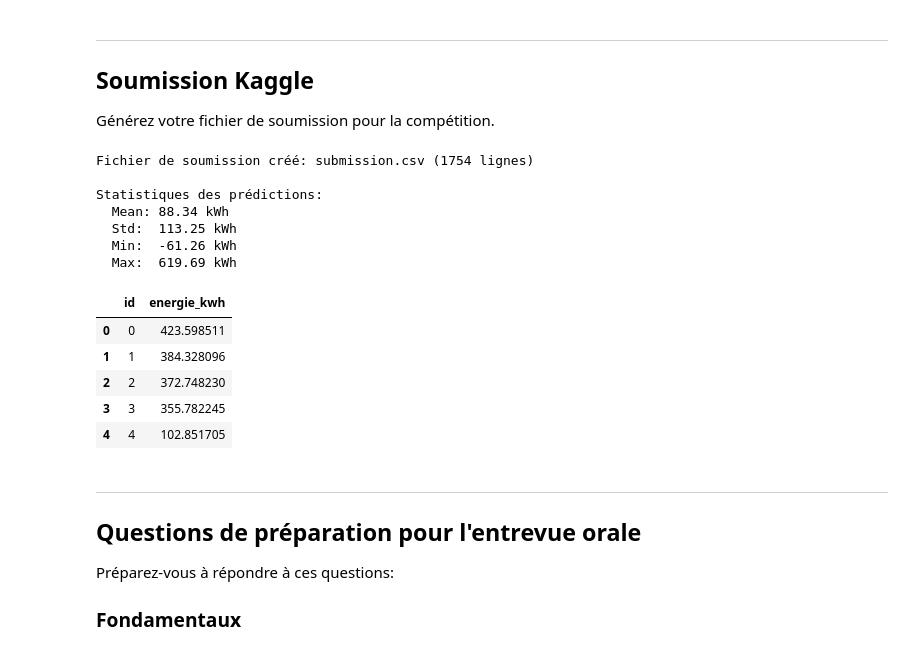
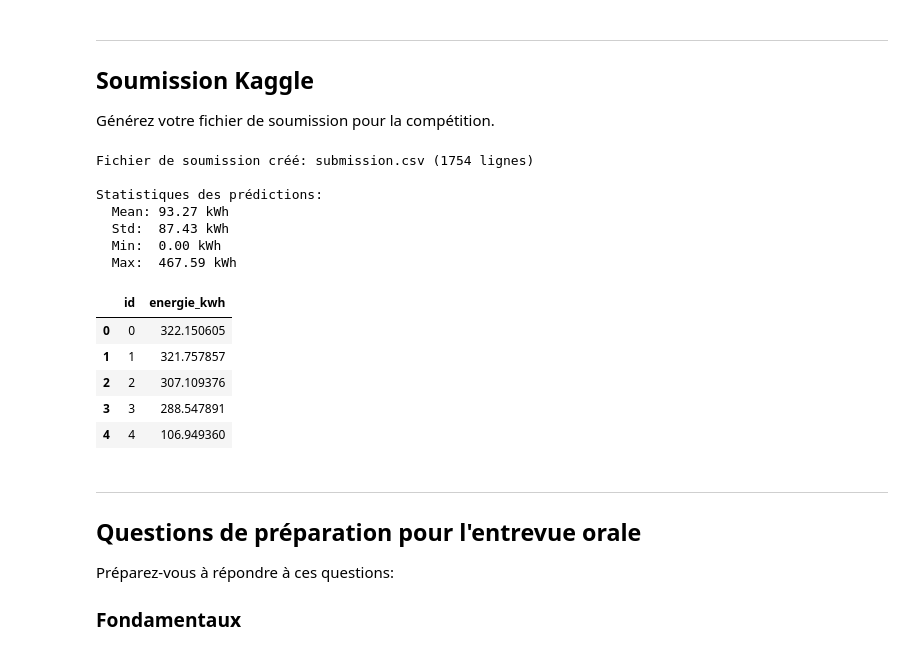
Before and after one commit to trvslhlt/ift_6390_machine_learning, a Jupyter notebook: assignments/projet_energie.ipynb, the cells around one changed output. Saved outputs shown, nothing was run; the diff lists cells and outputs as text; code cells hidden in the pictures.

```diff
--- a/assignments/projet_energie.ipynb
+++ b/assignments/projet_energie.ipynb
@@ -94,7 +94,8 @@ train = pd.read_csv(BASE_URL + "energy_train.csv", parse_dates=['horodatage_loca
 test = pd.read_csv(BASE_URL + "energy_test_avec_cible.csv", parse_dates=['horodatage_local'])
 
 # Pour Kaggle: test sans la cible (pour générer les prédictions)
-test_kaggle = pd.read_csv(BASE_URL + "energy_test.csv", parse_dates=['horodatage_local'])
+# test_kaggle = pd.read_csv(BASE_URL + "energy_test.csv", parse_dates=['horodatage_local'])
+test_kaggle = test
 
 print(f"Ensemble d'entraînement: {len(train)} observations")
 print(f"Ensemble de test: {len(test)} observations")
@@ -557,7 +558,8 @@ class EngFeature(StrEnum):
     # poste_c_cooling = auto()
     # temp_rolling_avg_poste = auto()
     # TODO wind * heating
-    temp_rolling_avg_cos = auto()
+    temp_heating_wind = auto()
+    # temp_rolling_avg_cos = auto()
 
     @classmethod
     def values(cls) -> list[str]:
@@ -594,6 +596,7 @@ def create_custom_features(df: pd.DataFrame):
     # Heating degree-days (cold weather)
     temp_heating = np.maximum(18 - temp, 0)
     temp_heating_pow = temp_heating ** 2
+    temp_heating_wind = temp_heating * df['vitesse_vent']
 
     # Cooling degree-days (hot weather) - important for summer test data
     # temp_cooling = np.maximum(temp - 22, 0)
@@ -647,7 +650,8 @@ def create_custom_features(df: pd.DataFrame):
 
         # EngFeature.conn_heating_load: conn_heating_load,
         # EngFeature.temp_rolling_avg_poste: temp_rolling_avg_poste
-        EngFeature.temp_rolling_avg_cos: temp_rolling_avg_cos,
+        # EngFeature.temp_rolling_avg_cos: temp_rolling_avg_cos,
+        EngFeature.temp_heating_wind: temp_heating_wind,
     }
 # %%
 def creer_caracteristiques(df):
@@ -1046,2 +1051,9 @@ Amélioration due à P_pointe: +0.00%
+# %%
+# remove P_point feature. it made hurt the prediction
+y_test_final = y_test_reg
+y_pred_final = y_pred_ridge
+features_final = features_disponibles
+scaler_final = scaler_reg
+model_final = model_ridge
 # %%
 # Visualisation des résidus
@@ -1383,43 +1397,44 @@ Générez votre fichier de soumission pour la compétition.
 test_kaggle_eng = creer_caracteristiques(test_kaggle)
 test_kaggle_eng = test_kaggle_eng.dropna()
 
 # 2. Prepare features (same as final model, without P_pointe)
 X_kaggle_final = test_kaggle_eng[features_final].values
 
 # 3. Scale using the same scaler as final model
 X_kaggle_final_scaled = scaler_final.transform(X_kaggle_final)
 
 # 4. Predict
 y_pred_kaggle = model_final.predict(X_kaggle_final_scaled)
+y_pred_kaggle = np.maximum(y_pred_kaggle, 0)
 
 # 5. Create submission
 submission = pd.DataFrame({
     'id': range(len(test_kaggle_eng)),
     'energie_kwh': y_pred_kaggle
 })
 
 submission.to_csv('submission.csv', index=False)
 print(f"Fichier de soumission créé: submission.csv ({len(submission)} lignes)")
-print(f"\nStatistiques des prédictions:")
+print("\nStatistiques des prédictions:")
 print(f"  Mean: {y_pred_kaggle.mean():.2f} kWh")
 print(f"  Std:  {y_pred_kaggle.std():.2f} kWh")
 print(f"  Min:  {y_pred_kaggle.min():.2f} kWh")
 print(f"  Max:  {y_pred_kaggle.max():.2f} kWh")
 submission.head()
 # %% [output]
 Fichier de soumission créé: submission.csv (1754 lignes)
 
 Statistiques des prédictions:
-  Mean: 88.34 kWh
-  Std:  113.25 kWh
-  Min:  -61.26 kWh
-  Max:  619.69 kWh
+  Mean: 93.27 kWh
+  Std:  87.43 kWh
+  Min:  0.00 kWh
+  Max:  467.59 kWh
 |  | id | energie_kwh |
-| 0 | 0 | 423.598511 |
-| 1 | 1 | 384.328096 |
-| 2 | 2 | 372.748230 |
-| 3 | 3 | 355.782245 |
-| 4 | 4 | 102.851705 |
+| 0 | 0 | 322.150605 |
+| 1 | 1 | 321.757857 |
+| 2 | 2 | 307.109376 |
+| 3 | 3 | 288.547891 |
+| 4 | 4 | 106.949360 |
 # %% [markdown]
 ---
 
```
Also changed, not shown: parts of 15 cells of this notebook, 2 other files.
